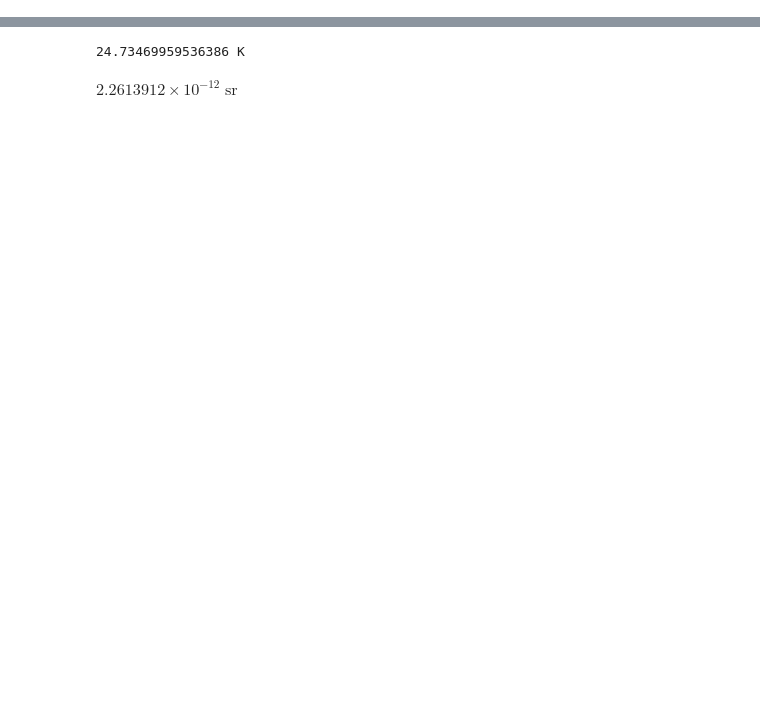
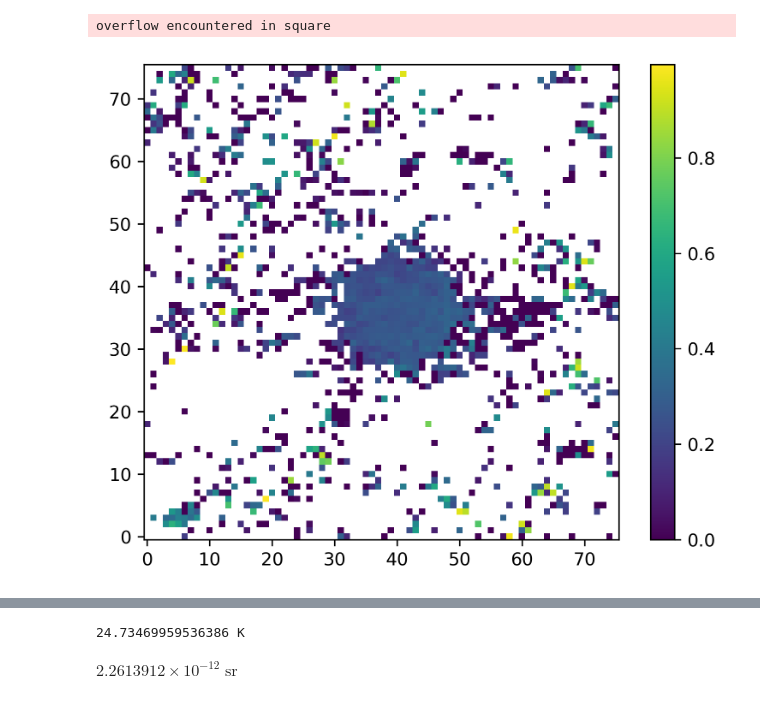
Before and after one commit to djeff1887/SgrB2DS_COMWorkspace, a Jupyter notebook: scripts/quick_ethanol_methanol_ratio.ipynb, the cells around one changed output, grey strips where cells are left out. Drawn from its saved outputs; the diff is of its cells as text; code cells hidden in the pictures; blank space fills up the shorter version.

```diff
--- a/scripts/quick_ethanol_methanol_ratio.ipynb
+++ b/scripts/quick_ethanol_methanol_ratio.ipynb
@@ -6,9 +73,27 @@ import matplotlib as mpl
 # %%
-epath='/blue/adamginsburg/d.jeff/SgrB2DSreorg/field10/C2H5OH/DSii/aug2024_2_fixrotdiagloop/ntotmap_allspw_withnans_weighted_useintercept_3sigma.fits'
-mpath='/blue/adamginsburg/d.jeff/SgrB2DSreorg/field10/CH3OH/DSii/sep2023-2widerrefslab/bootstrap_ntot_intstd_boostrap1000_nonegativeslope.fits'
+ratio=ethanol/methanol
+error_ratio=np.sqrt((error_ethanol/methanol)**2+((-ethanol/(methanol**2))*error_methanol)**2)#From partial derivative error propagation
+snr_ratio=ratio/error_ratio
+maskedratio=ratio*(snr_ratio >= 3)*(ratio <= 1)
 
-ethanol=fits.getdata(epath)
-methanol=np.squeeze(fits.getdata(mpath))
+plot_norms={'DSi':[0.4,0.05],'DSii':[0.25,0.05]}
+source_plotnorms=plot_norms[source]
+h_img=ethanolhdu.header['NAXIS1']
+l_img=ethanolhdu.header['NAXIS2']
 
-ratio=ethanol/methanol
+scalebar_vert=math.ceil(h_img/10)
+scalebar_hor=math.ceil(l_img/10)
+scalebar_position=plotwcs.wcs_pix2world([[scalebar_vert,scalebar_hor],[0,0]],0)
+
+pixscale=np.mean(wcs.utils.proj_plane_pixel_scales(plotwcs))*u.deg
+beam_vert=math.ceil(h_img/7.78)#20 for DSi
+beam_hor=math.ceil(l_img/1.17)
+# %% [output]
+overflow encountered in square
+# %%
+plt.imshow(maskedratio,origin='lower')
+plt.colorbar()
+plt.show()
+# %% [output]
+[figure, added]
 # %%
```
Also changed, not shown: parts of 3 cells of this notebook, 10 other files.
